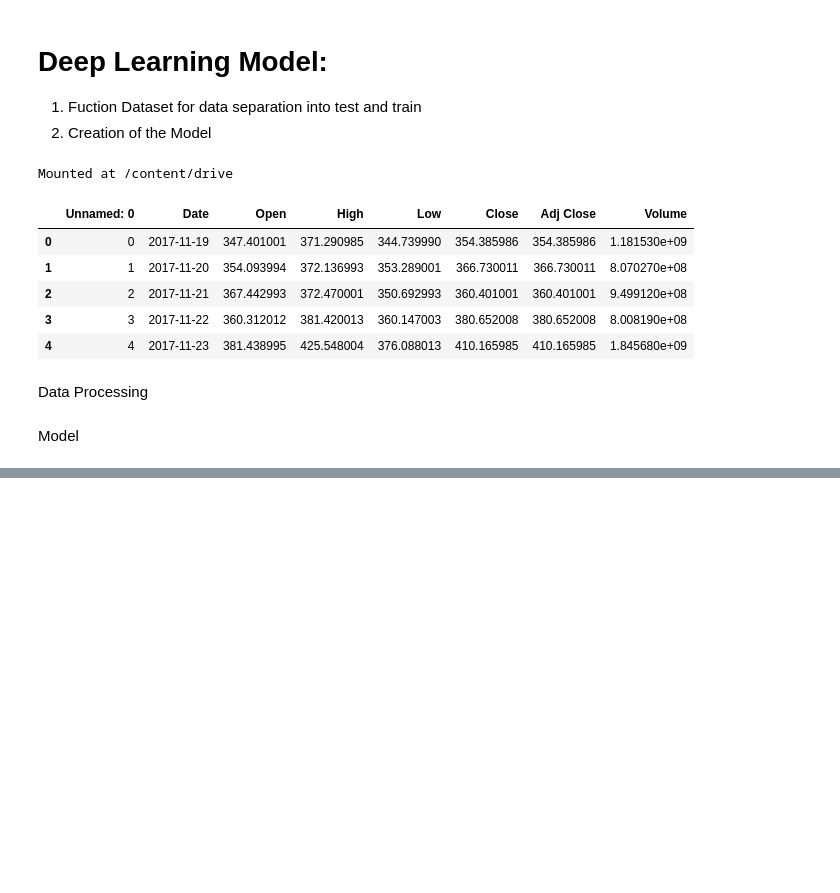
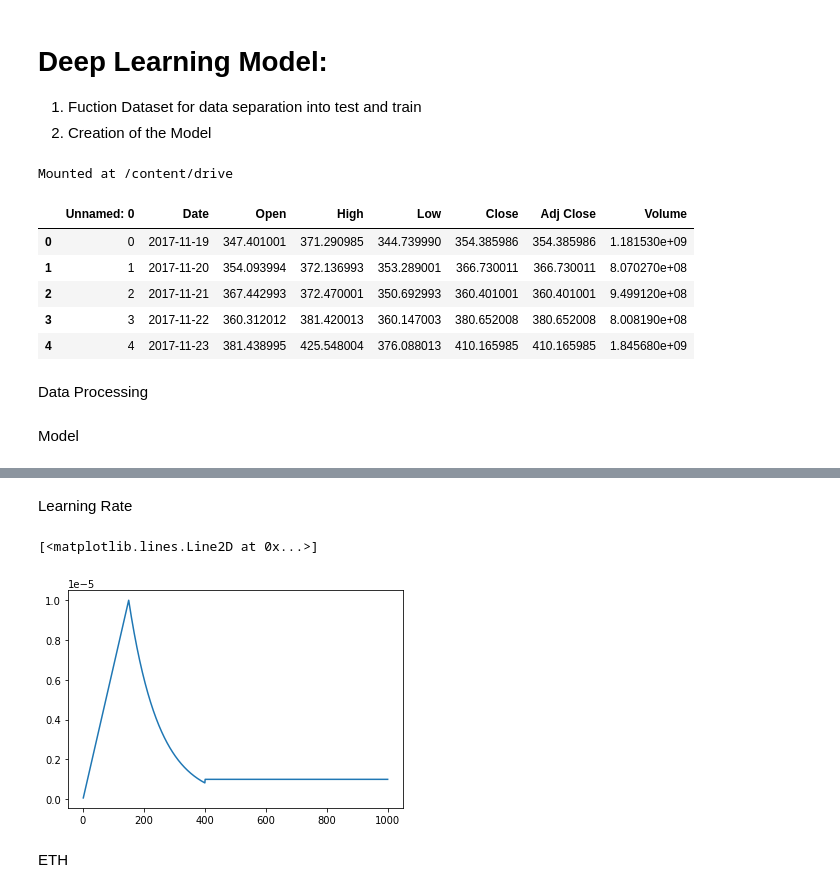
Before and after one commit to Ilia-Gershen/TYP-project, a Jupyter notebook: DeepLearningModel.ipynb, the cells around one changed output, grey strips where cells are left out. Drawn from its saved outputs; the diff is of its cells as text; code cells hidden in the pictures; blank space fills up the shorter version.

```diff
--- a/DeepLearningModel.ipynb
+++ b/DeepLearningModel.ipynb
@@ -96,0 +124,21 @@ def Model():
+# %% [markdown]
+Learning Rate
+# %%
+def scheduler(epoch):
+  if epoch <= 150:
+    lrate = (10 ** -5) * (epoch / 150)
+  elif epoch <= 400:
+    initialLrate = (10 ** -5)
+    k = 0.01
+    lrate = initialLrate * math.exp(-k * (epoch - 150))
+  else:
+    lrate = (10 ** -6)
+
+  return lrate
+# %%
+epoch = [i for i in range(1, 1001)]
+lrate = [scheduler(i) for i in range(1, 1001)]
+plt.plot(epoch, lrate)
+# %% [output]
+[<matplotlib.lines.Line2D at 0x...>]
+[figure, added]
@@ -96,0 +147,2 @@ def Model():
+# %% [markdown]
+ETH
```
Also changed, not shown: parts of 19 cells of this notebook.
